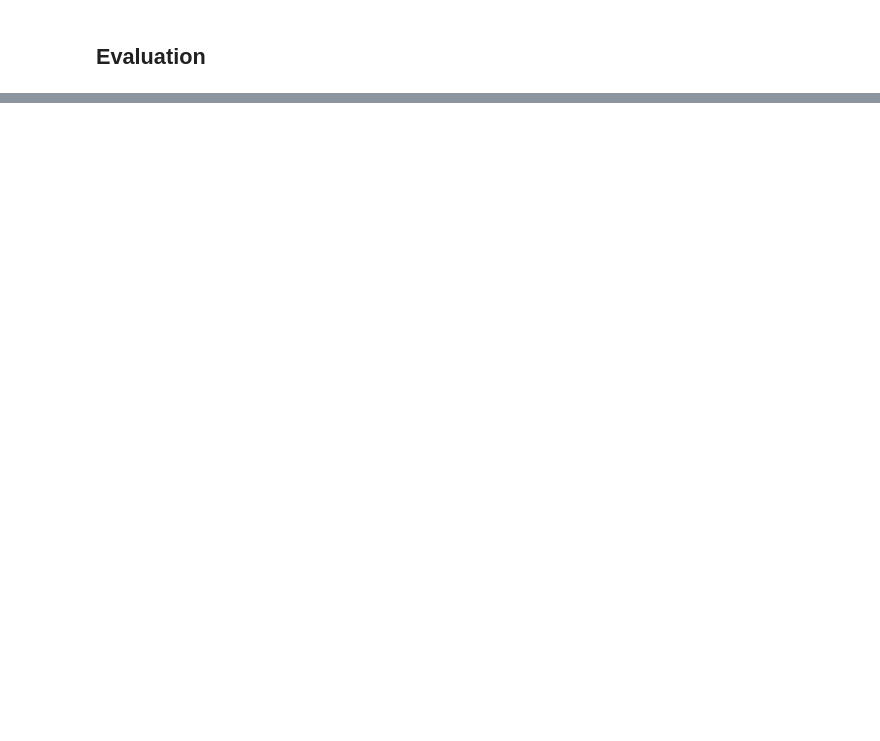
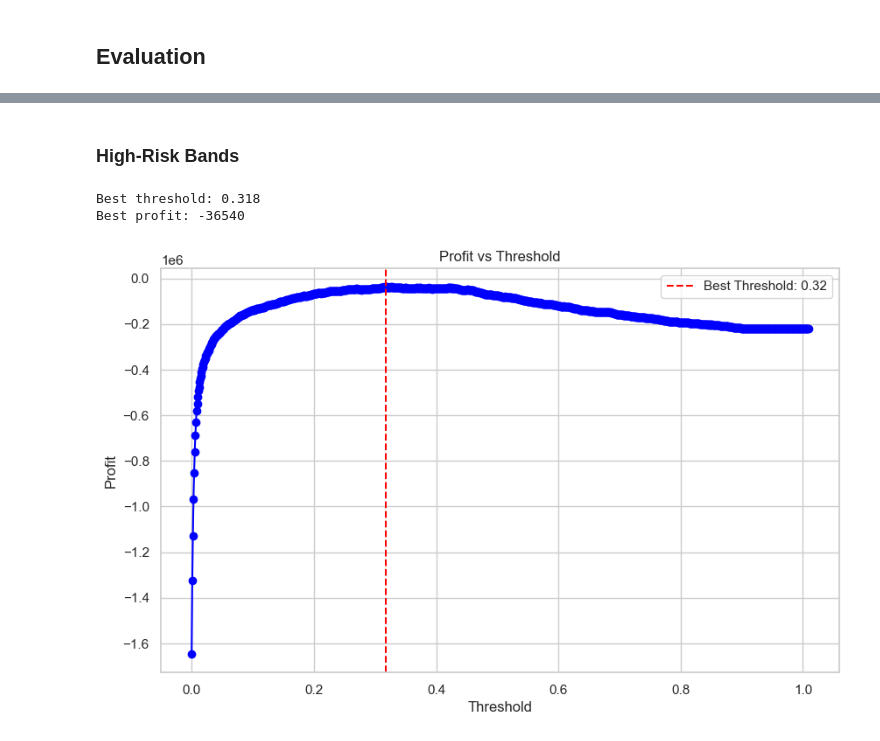
Before and after one commit to rickyjcg22/sales_success_prediction, a Jupyter notebook: model_rf.ipynb, the cells around one changed output, grey strips where cells are left out. Cells and saved outputs as stored; diff of their text form; code cells hidden in the pictures; blank space fills up the shorter version.

```diff
--- a/model_rf.ipynb
+++ b/model_rf.ipynb
@@ -143,0 +139,14 @@ plt.show()
+# %%
+# Setup y_true and y_scores
+y_true = y_test
+y_scores = best_rf_model.predict_proba(X_test)[:,1] # run this if using logreg
+
+# Option 1
+pr_auc = average_precision_score(y_true, y_scores)
+
+# Option 2
+precision, recall, _ = precision_recall_curve(y_true, y_scores)
+pr_auc_curve = auc(recall, precision)
+
+print(f'Average Precision (PR AUC): {pr_auc}')
+print(f'PR Curve AUC: {pr_auc_curve}')
@@ -143,0 +222,53 @@ plt.show()
+# %%
+# Setting the y_prob_best from the best_model which is equal to y_scores
+y_prob_best = y_scores
+# %% [markdown]
+### High-Risk Bands
+# %%
+# Setting up thresholds and profit placeholder
+thresholds = np.arange(0.0, 1.01, 0.001)
+profits_high = []
+tp_at_best_high = []
+fn_at_best_high = []
+
+# Defining a profit function for high-risk customers
+for t in thresholds:
+    y_pred_thresholded = (y_prob_best >= t).astype(int)
+    cm_thresholded = confusion_matrix(y_test, y_pred_thresholded)
+
+    # Assuming profit calculation based on confusion matrix
+    # Example: Profit = (TP * profit_per_positive) - (FP * cost_per_false_positive) - (FN * cost_per_false_negative)
+    tp_gain = 285  # Example profit for true positives
+    fp_cost = 300  # Example cost for false positives
+    fn_cost = tp_gain  # Example cost for false negatives
+
+    TP = cm_thresholded[1, 1]
+    FP = cm_thresholded[0, 1]
+    FN = cm_thresholded[1, 0]
+
+    profit = (TP * tp_gain) - (FP * fp_cost) - (FN * fn_cost)
+    profits_high.append(profit)
+    tp_at_best_high.append(TP)
+    fn_at_best_high.append(FN)
+
+best_idx_high = np.argmax(profits_high)
+best_threshold_high = thresholds[best_idx_high]
+best_profit = profits_high[best_idx_high]
+
+print(f'Best threshold: {best_threshold_high}')
+print(f'Best profit: {best_profit}')
+
+# Plotting profit vs threshold
+plt.figure(figsize=(10, 6))
+plt.plot(thresholds, profits_high, marker='o', color='blue')
+plt.axvline(x=best_threshold_high, color='red', linestyle='--', label=f'Best Threshold: {best_threshold_high:.2f}')
+plt.title('Profit vs Threshold')
+plt.xlabel('Threshold')
+plt.ylabel('Profit')
+plt.legend()
+plt.grid(True)
+plt.show()
+# %% [output]
+Best threshold: 0.318
+Best profit: -36540
+[figure, added]
```
Also changed, not shown: parts of 25 cells of this notebook, 6 other files.
